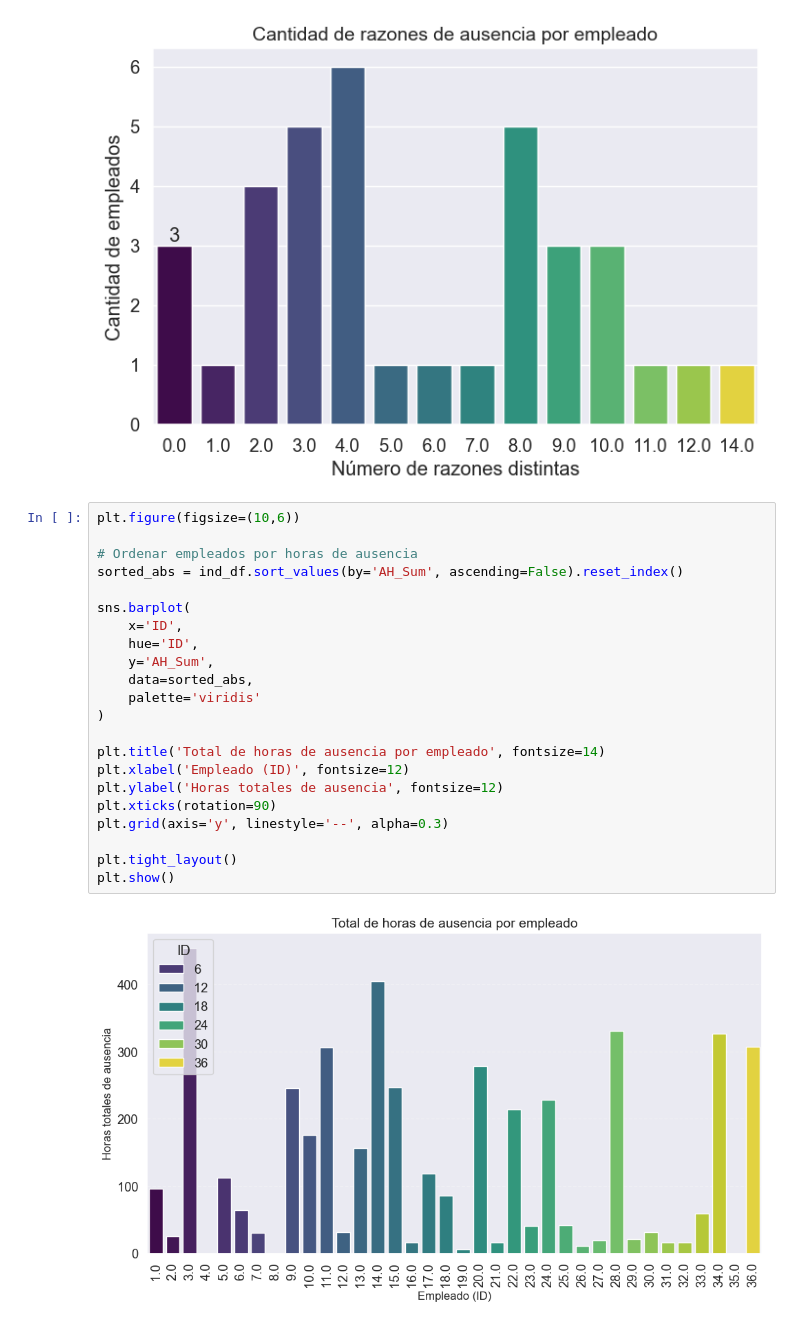
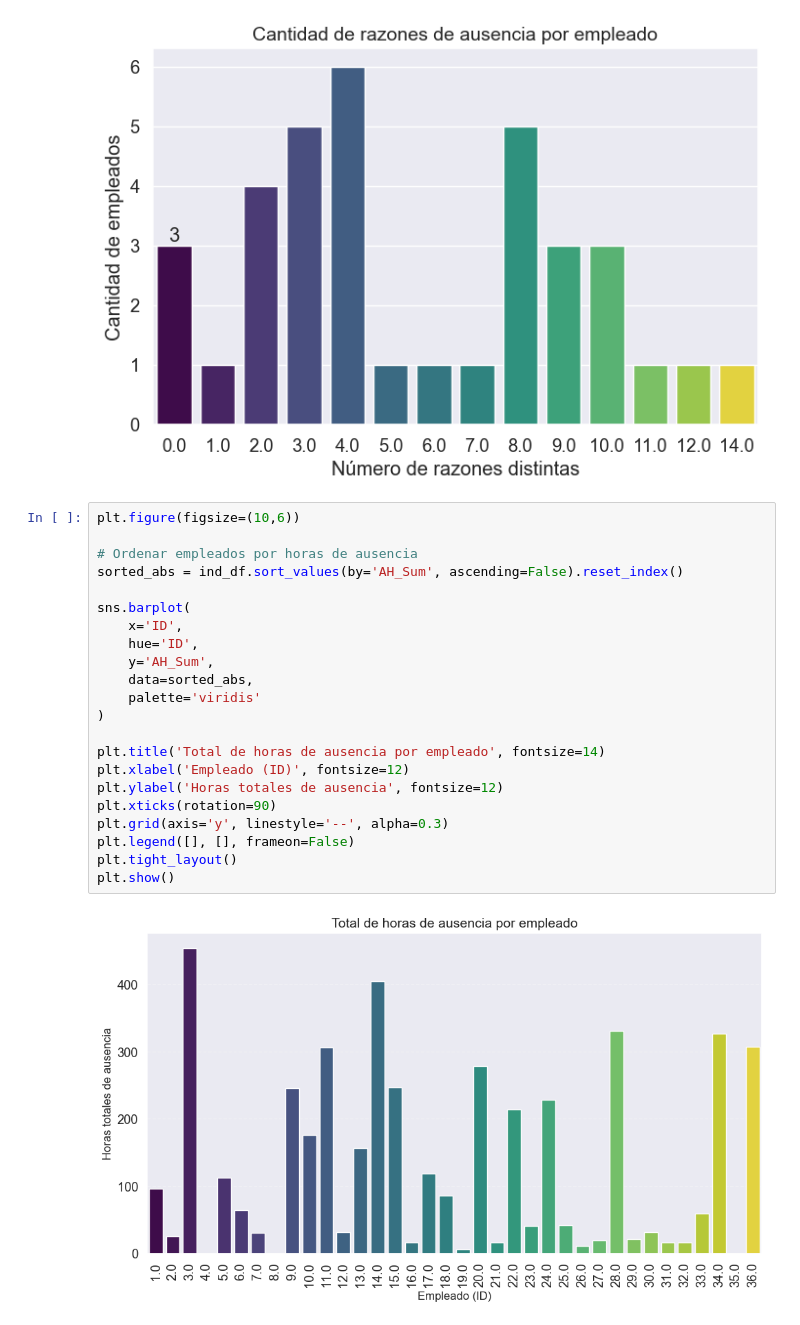
Before and after one commit to SDeGiuda/ProyectoDatos, a Jupyter notebook: ObligatorioDAtos.ipynb, the cells around one changed output. Cells and saved outputs as stored; diff of their text form.

Commit message:
legend refactor

```diff
--- a/ObligatorioDAtos.ipynb
+++ b/ObligatorioDAtos.ipynb
@@ -579,24 +579,24 @@ plt.show()
 # %%
 plt.figure(figsize=(10,6))
 
 # Ordenar empleados por horas de ausencia
 sorted_abs = ind_df.sort_values(by='AH_Sum', ascending=False).reset_index()
 
 sns.barplot(
     x='ID',
     hue='ID',
     y='AH_Sum',
     data=sorted_abs,
     palette='viridis'
 )
 
 plt.title('Total de horas de ausencia por empleado', fontsize=14)
 plt.xlabel('Empleado (ID)', fontsize=12)
 plt.ylabel('Horas totales de ausencia', fontsize=12)
 plt.xticks(rotation=90)
 plt.grid(axis='y', linestyle='--', alpha=0.3)
-
+plt.legend([], [], frameon=False)
 plt.tight_layout()
 plt.show()
 # %% [output]
-[figure, old version]
+[figure, new version]
```
